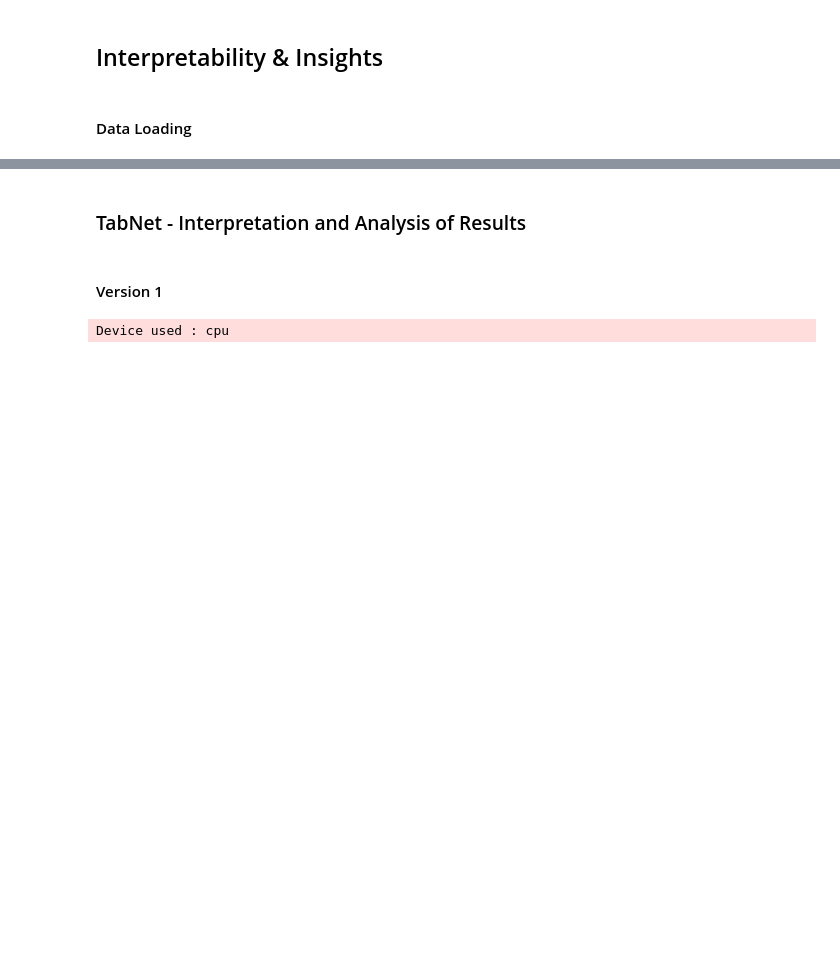
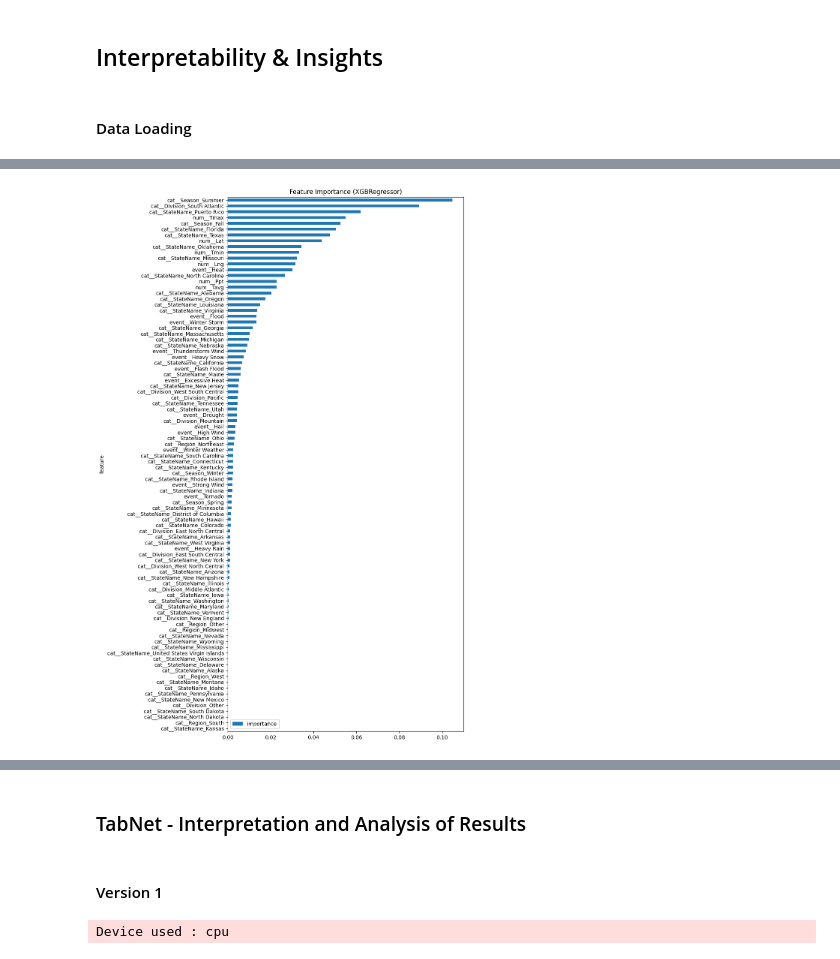
Before and after one commit to kwiatkowskaa/PowerOutage_Prediction, a Jupyter notebook: notebooks/04_interpretability.ipynb, the cells around one changed output, grey strips where cells are left out. Drawn from its saved outputs; the diff is of its cells as text; code cells hidden in the pictures; blank space fills up the shorter version.

```diff
--- a/notebooks/04_interpretability.ipynb
+++ b/notebooks/04_interpretability.ipynb
@@ -21,0 +126,17 @@ df = pd.read_csv('../data/modelingData/modelingDataFrame.csv')
+# %%
+importances = model.feature_importances_
+
+feature_names = pipeline.named_steps['preprocessor'].get_feature_names_out()
+
+importance_df = pd.DataFrame({
+    'feature': feature_names,
+    'importance': importances
+}).sort_values(by='importance', ascending=False)
+
+importance_df.plot(kind='barh', x='feature', y='importance', figsize=(10, 15))
+plt.title("Feature Importance (XGBRegressor)")
+plt.gca().invert_yaxis()
+plt.tight_layout()
+plt.show()
+# %% [output]
+[figure, added]
```
Also changed, not shown: parts of 12 cells of this notebook, 1 other file.
